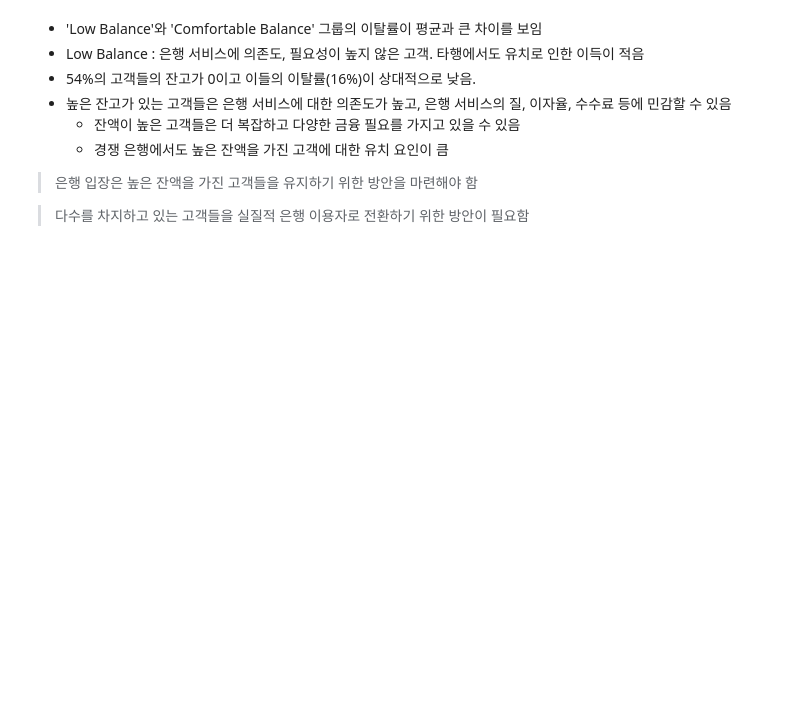
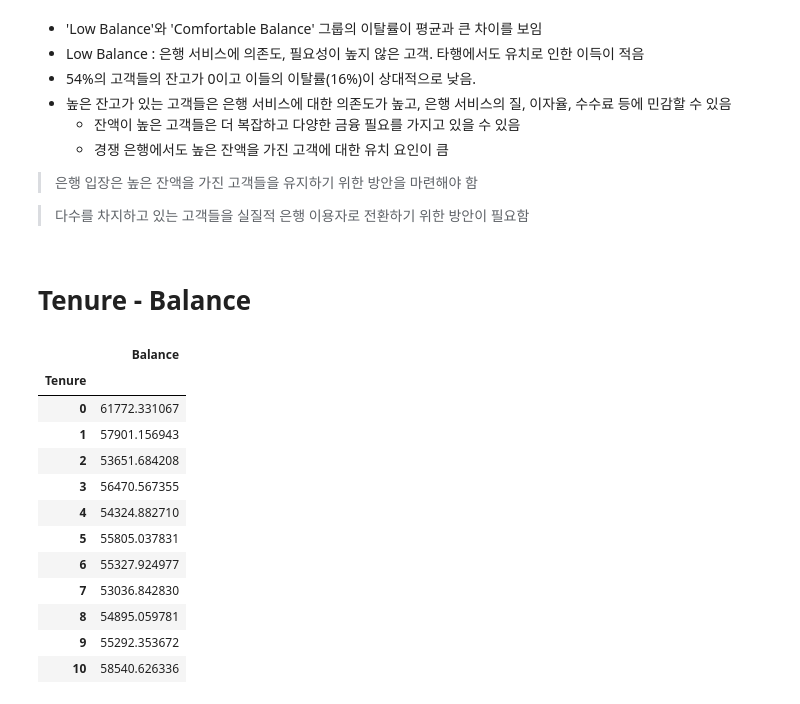
Before and after one commit to kikipark9/ML_Team_Project, a Jupyter notebook: eda_source/Cohort_Retension.ipynb, the cells around one changed output. Saved outputs shown, nothing was run; the diff lists cells and outputs as text; code cells hidden in the pictures; blank space fills up the shorter version.

```diff
--- a/eda_source/Cohort_Retension.ipynb
+++ b/eda_source/Cohort_Retension.ipynb
@@ -249,3 +253,22 @@ len(df[df['Balance'] == 0]) / len(df)
 > 은행 입장은 높은 잔액을 가진 고객들을 유지하기 위한 방안을 마련해야 함
 
 > 다수를 차지하고 있는 고객들을 실질적 은행 이용자로 전환하기 위한 방안이 필요함
+# %% [markdown]
+# Tenure - Balance
+# %%
+balance_by_tenure = df.groupby('Tenure')[['Balance']].mean()
+balance_by_tenure
+# %% [output]
+|  | Balance |
+| Tenure |  |
+| 0 | 61772.331067 |
+| 1 | 57901.156943 |
+| 2 | 53651.684208 |
+| 3 | 56470.567355 |
+| 4 | 54324.882710 |
+| 5 | 55805.037831 |
+| 6 | 55327.924977 |
+| 7 | 53036.842830 |
+| 8 | 54895.059781 |
+| 9 | 55292.353672 |
+| 10 | 58540.626336 |
```
Also changed, not shown: parts of 21 cells of this notebook.
